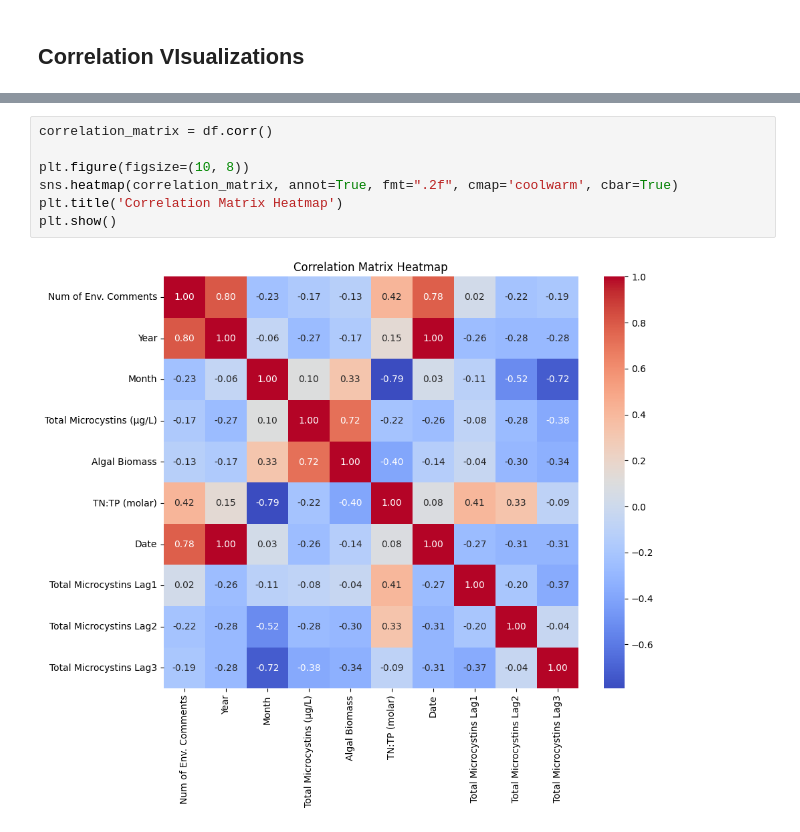
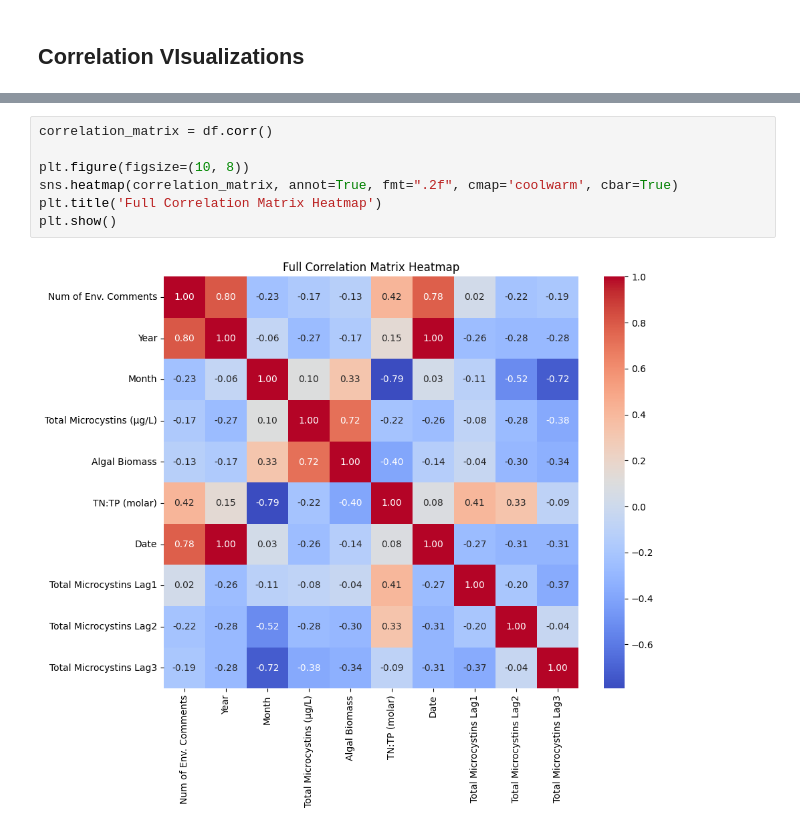
Before and after one commit to bangzhaojo/Public_Discourse_HABs, a Jupyter notebook: Correlation/SI699FinalProject_Correlations.ipynb, the cells around one changed output, grey strips where cells are left out. Saved outputs shown, nothing was run; the diff lists cells and outputs as text.

Commit message:
Update Correlation Heatmaps in Folder

```diff
--- a/Correlation/SI699FinalProject_Correlations.ipynb
+++ b/Correlation/SI699FinalProject_Correlations.ipynb
@@ -263,12 +284,12 @@ lagged_correlation_matrix
 # %%
 correlation_matrix = df.corr()
 
 plt.figure(figsize=(10, 8))
 sns.heatmap(correlation_matrix, annot=True, fmt=".2f", cmap='coolwarm', cbar=True)
-plt.title('Correlation Matrix Heatmap')
+plt.title('Full Correlation Matrix Heatmap')
 plt.show()
 # %% [output]
-[figure, old version]
+[figure, new version]
 # %%
 plt.figure(figsize=(10, 8))
 sns.heatmap(general_correlation_matrix, annot=True, fmt=".2f", cmap='coolwarm', cbar=True)
```
Also changed, not shown: parts of 4 cells of this notebook.
